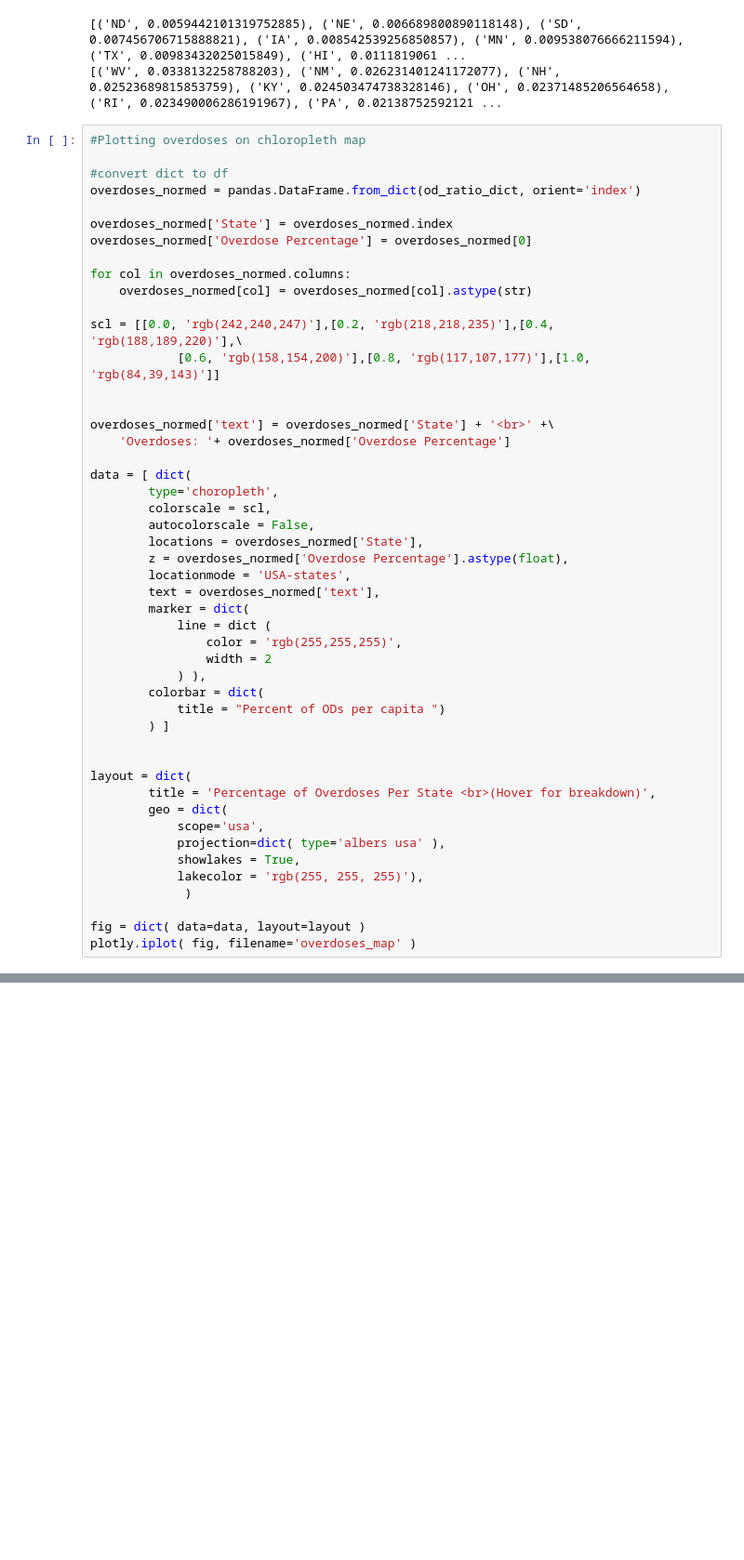
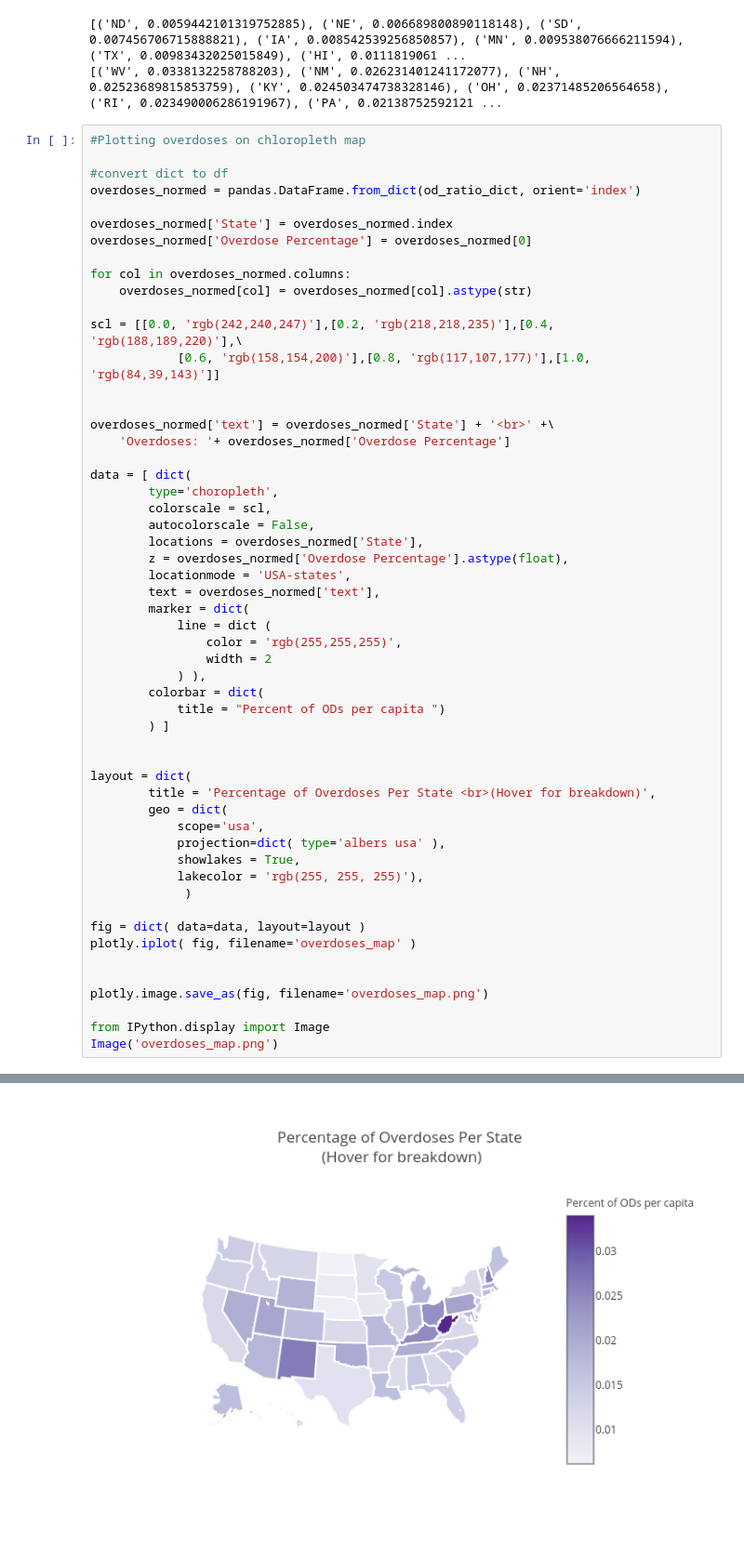
Before and after one commit to kfolw/Opiate-Prescribers-v-Overdoses-, a Jupyter notebook: Opiate_Prescribers_v_Overdoses_By_State-Copy1.ipynb, the cells around one changed output, grey strips where cells are left out. Shown at 93% size. Drawn from its saved outputs; the diff is of its cells as text; blank space fills up the shorter version.

```diff
--- a/Opiate_Prescribers_v_Overdoses_By_State-Copy1.ipynb
+++ b/Opiate_Prescribers_v_Overdoses_By_State-Copy1.ipynb
@@ -262,4 +277,10 @@ layout = dict(
 
 fig = dict( data=data, layout=layout )
 plotly.iplot( fig, filename='overdoses_map' )
+
+
+plotly.image.save_as(fig, filename='overdoses_map.png')
+
+from IPython.display import Image
+Image('overdoses_map.png')
 # %% [output]
@@ -267,3 +287,4 @@ plotly.iplot( fig, filename='overdoses_map' )
+[figure, added]
 # %%
 #Make a boxplot of the number of overdoses
 from plotly.graph_objs import *
```
Also changed, not shown: parts of 7 cells of this notebook.
